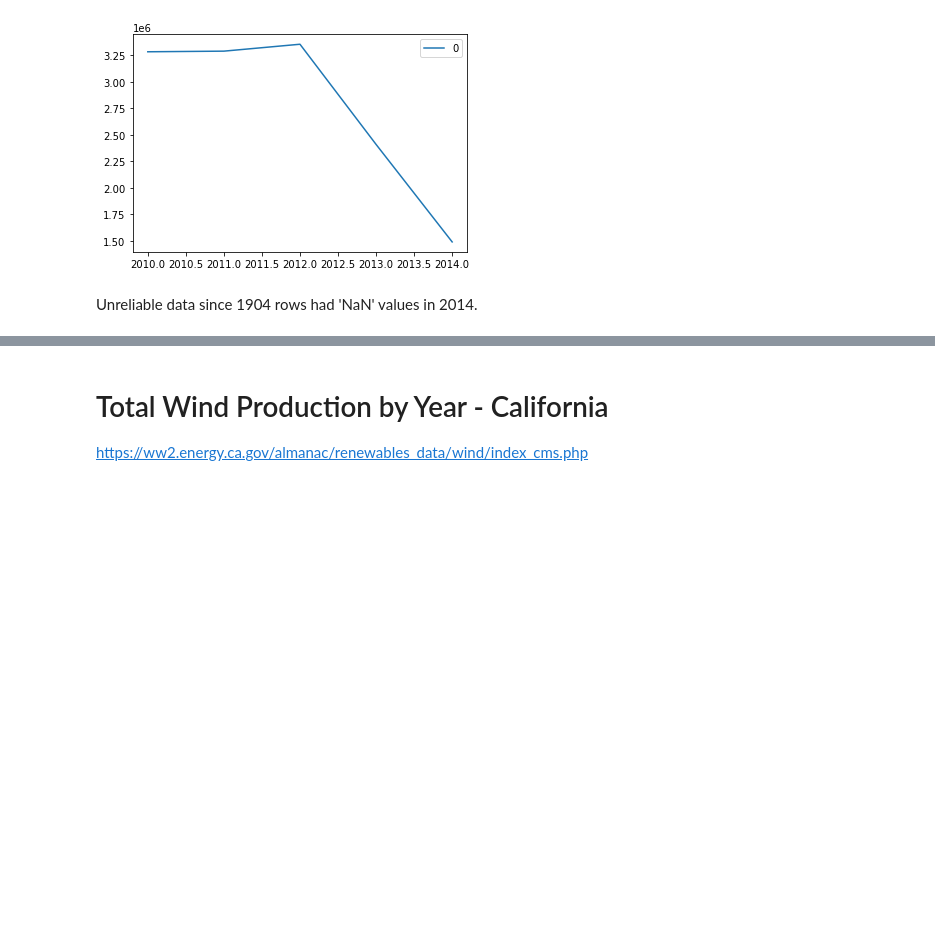
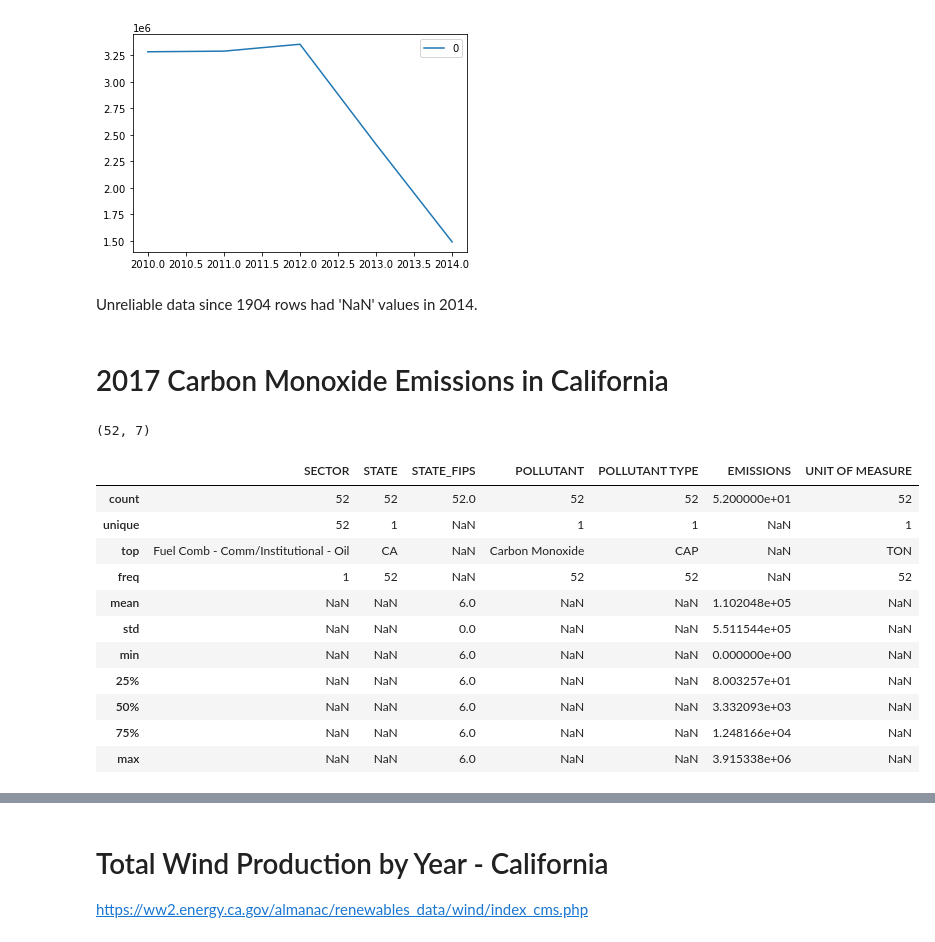
Before and after one commit to TeamNullPointers/Hack4Space, a Jupyter notebook: DataStats.ipynb, the cells around one changed output, grey strips where cells are left out. Cells and saved outputs as stored; diff of their text form; code cells hidden in the pictures; blank space fills up the shorter version.

```diff
--- a/DataStats.ipynb
+++ b/DataStats.ipynb
@@ -73,3 +74,26 @@ co2e_df.plot()
 [figure]
 # %% [markdown]
 Unreliable data since 1904 rows had 'NaN' values in 2014.
+# %% [markdown]
+# 2017 Carbon Monoxide Emissions in California
+# %%
+co_CA = pd.read_csv("./data/CarbonEmissionsCA2017.csv")
+# %%
+co_CA.shape
+# %% [output]
+(52, 7)
+# %%
+co_CA.describe(include="all")
+# %% [output]
+|  | SECTOR | STATE | STATE_FIPS | POLLUTANT | POLLUTANT TYPE | EMISSIONS | UNIT OF MEASURE |
+| count | 52 | 52 | 52.0 | 52 | 52 | 5.200000e+01 | 52 |
+| unique | 52 | 1 | NaN | 1 | 1 | NaN | 1 |
+| top | Fuel Comb - Comm/Institutional - Oil | CA | NaN | Carbon Monoxide | CAP | NaN | TON |
+| freq | 1 | 52 | NaN | 52 | 52 | NaN | 52 |
+| mean | NaN | NaN | 6.0 | NaN | NaN | 1.102048e+05 | NaN |
+| std | NaN | NaN | 0.0 | NaN | NaN | 5.511544e+05 | NaN |
+| min | NaN | NaN | 6.0 | NaN | NaN | 0.000000e+00 | NaN |
+| 25% | NaN | NaN | 6.0 | NaN | NaN | 8.003257e+01 | NaN |
+| 50% | NaN | NaN | 6.0 | NaN | NaN | 3.332093e+03 | NaN |
+| 75% | NaN | NaN | 6.0 | NaN | NaN | 1.248166e+04 | NaN |
+| max | NaN | NaN | 6.0 | NaN | NaN | 3.915338e+06 | NaN |
```
Also changed, not shown: parts of 36 cells of this notebook, 23 other files.
